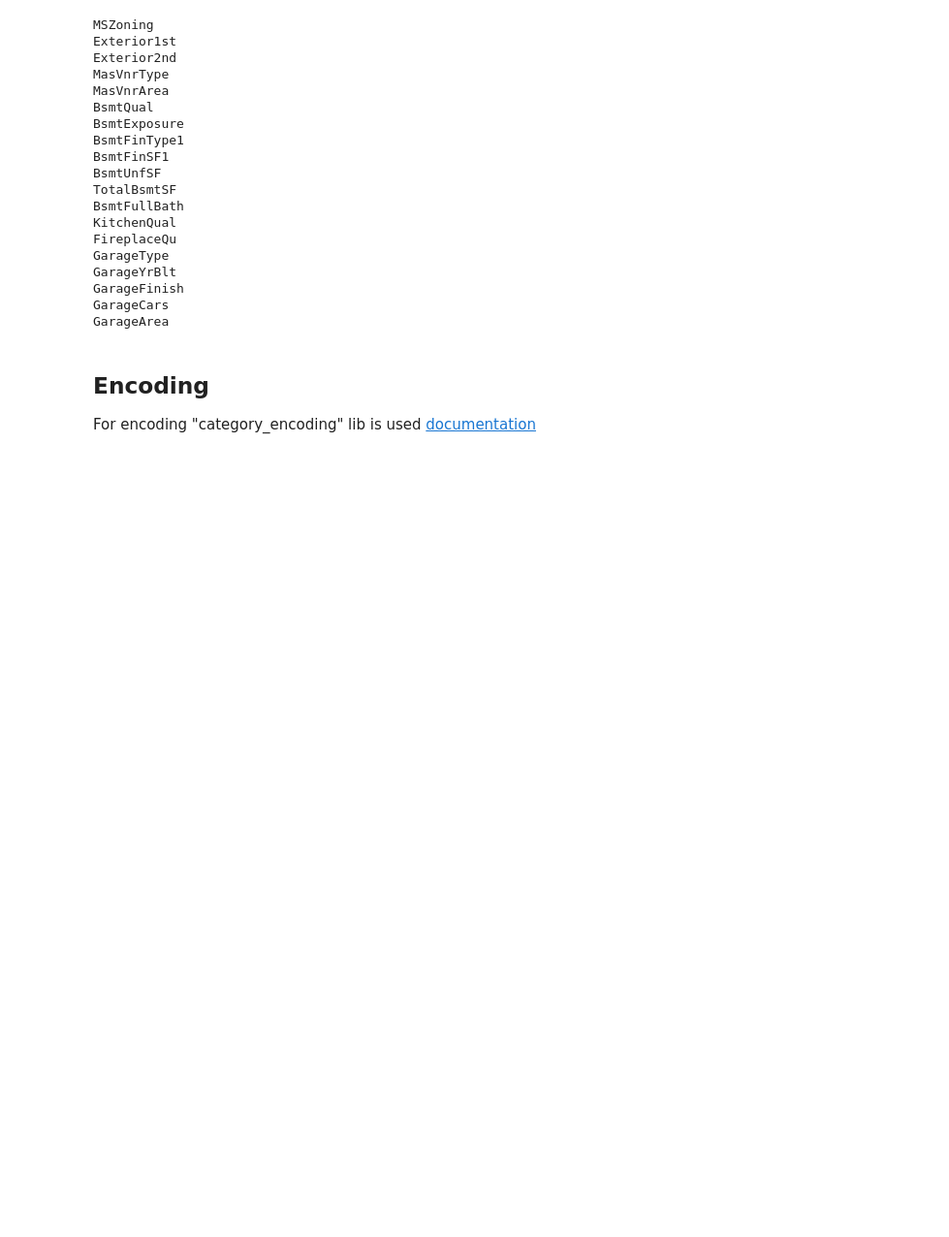
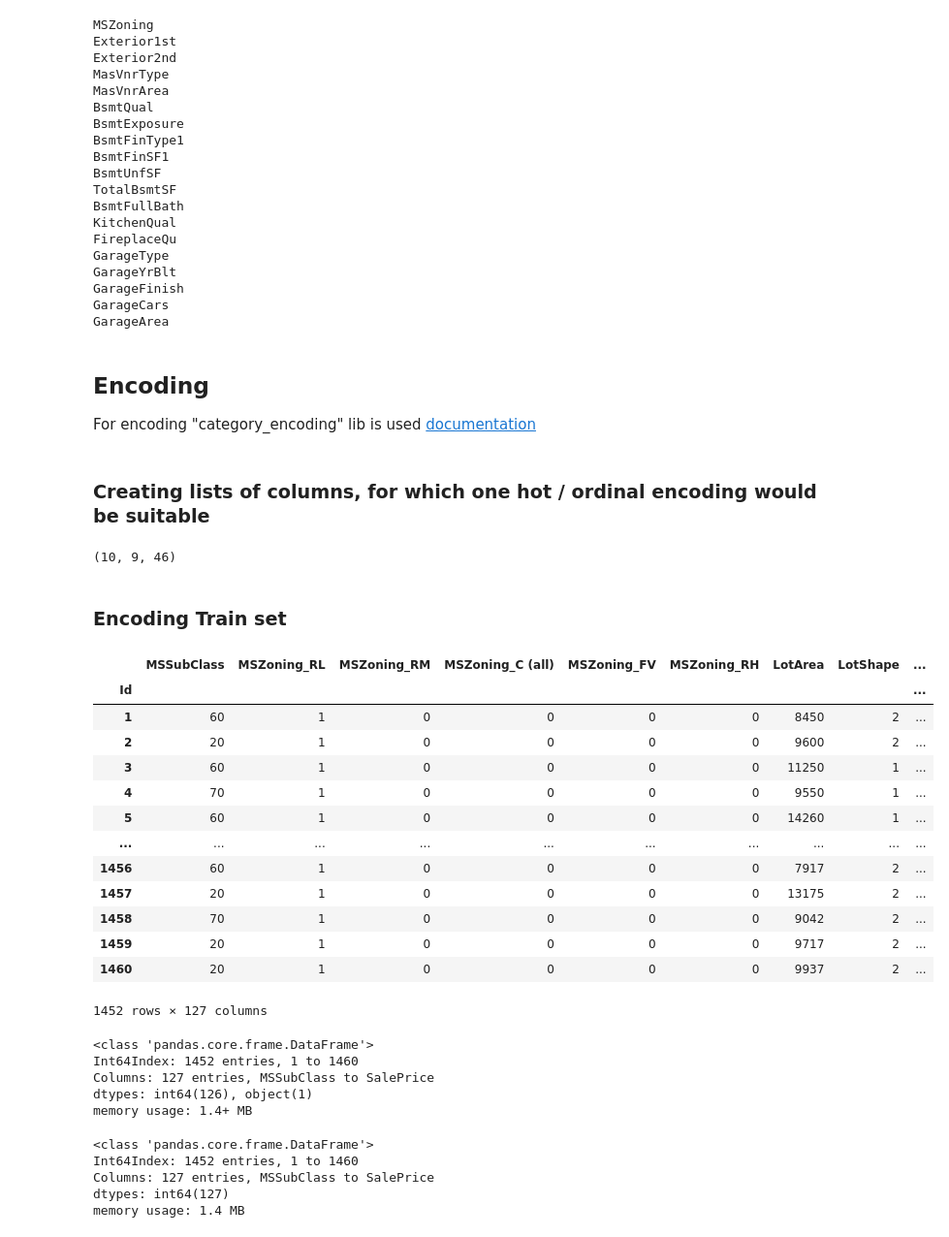
Before and after one commit to 0or1-ML/house_price_kaggle_competition, a Jupyter notebook: prepare_data.ipynb, the cells around one changed output. Shown at 97% size. Saved outputs shown, nothing was run; the diff lists cells and outputs as text; code cells hidden in the pictures; blank space fills up the shorter version.

Commit message:
Data sets are ready

```diff
--- a/prepare_data.ipynb
+++ b/prepare_data.ipynb
@@ -254,0 +259,3 @@ False
+# %%
+df_train["GarageYrBlt"].replace(to_replace="NA", value="0", inplace=True)
+"NA" in df_train["GarageYrBlt"].unique()
@@ -254,0 +268,3 @@ False
+# %%
+df_train["GarageYrBlt"] = df_train["GarageYrBlt"].astype(int)
+df_train["GarageYrBlt"]
@@ -283,3 +318,74 @@ GarageArea
 # %% [markdown]
 ## Encoding
 For encoding "category_encoding" lib is used [documentation](https://contrib.scikit-learn.org/category_encoders/)
+# %%
+dummy_train = df_train.replace(to_replace="NA", value=np.nan, inplace=False)    # for one-hot encoding to fill
+dummy_test = df_full_test.replace(to_replace="NA", value=np.nan, inplace=False)  # all NAs with 0s
+# %% [markdown]
+### Creating lists of columns, for which one hot / ordinal encoding would be suitable
+# %%
+one_hot_cols = ["MSZoning", "LotConfig", "Neighborhood", "HouseStyle", "RoofStyle", "Exterior1st",
+                "Exterior2nd", "MasVnrType", "Foundation", "GarageType",]
+
+ordinal_cols = ["LotShape", "ExterQual", "BsmtQual", "BsmtExposure", "BsmtFinType1", "HeatingQC",
+                "KitchenQual", "FireplaceQu", "GarageFinish",]
+
+mapping = [
+    {"col":"LotShape", "mapping":{"IR3":-1, "IR2":0, "NA":0, "IR1":1, "Reg":2}},
+    {"col":"ExterQual", "mapping":{"Po":-2, "Fa":-1, "TA":0, "NA":0, "Gd":1, "Ex":2}},
+    {"col":"BsmtQual", "mapping":{"NA":-1,"Po":0, "Fa":1, "TA":2, "Gd":3, "Ex":4}},
+    {"col":"BsmtExposure", "mapping":{"NA":-1, "No":0, "Mn":1, "Av":2, "Gd":3}},
+    {"col":"BsmtFinType1", "mapping":{"NA":-1, "Unf":0, "LwQ":1, "Rec":2, "BLQ":3, "ALQ":4, "GLQ":5}},
+    {"col":"HeatingQC", "mapping":{"Po":0, "NA":0, "Fa":1, "TA":2, "Gd":3, "Ex":4}},
+    {"col":"KitchenQual", "mapping":{"Po":0, "NA":0, "Fa":1, "TA":2, "Gd":3, "Ex":4}},
+    {"col":"FireplaceQu", "mapping":{"NA":-2, "Po":-1, "Fa":0, "TA":1, "Gd":2, "Ex":3}},
+    {"col":"GarageFinish", "mapping":{"NA":-1, "Unf":0, "RFn":1, "Fin":2}},
+]
+
+one_hot_encoder = ce.OneHotEncoder(cols=one_hot_cols, return_df=True, use_cat_names=True, handle_unknown="value",
+                    handle_missing="value").fit(dummy_train.append(other=dummy_test).dropna())
+
+ordinal_encoder = ce.OrdinalEncoder(cols=ordinal_cols, return_df=True, mapping=mapping,
+                                   handle_unknown="value", handle_missing="value")
+
+len(one_hot_cols), len(ordinal_cols), len(df_train.columns)
+# %% [output]
+(10, 9, 46)
+# %% [markdown]
+### Encoding Train set
+# %%
+encoded_train_df = one_hot_encoder.transform(df_train)
+encoded_train_df = ordinal_encoder.fit_transform(encoded_train_df)
+encoded_train_df
+# %% [output]
+|  | MSSubClass | MSZoning_RL | MSZoning_RM | MSZoning_C (all) | MSZoning_FV | MSZoning_RH | LotArea | LotShape | ... |
+| Id |  |  |  |  |  |  |  |  | ... |
+| 1 | 60 | 1 | 0 | 0 | 0 | 0 | 8450 | 2 | ... |
+| 2 | 20 | 1 | 0 | 0 | 0 | 0 | 9600 | 2 | ... |
+| 3 | 60 | 1 | 0 | 0 | 0 | 0 | 11250 | 1 | ... |
+| 4 | 70 | 1 | 0 | 0 | 0 | 0 | 9550 | 1 | ... |
+| 5 | 60 | 1 | 0 | 0 | 0 | 0 | 14260 | 1 | ... |
+| ... | ... | ... | ... | ... | ... | ... | ... | ... | ... |
+| 1456 | 60 | 1 | 0 | 0 | 0 | 0 | 7917 | 2 | ... |
+| 1457 | 20 | 1 | 0 | 0 | 0 | 0 | 13175 | 2 | ... |
+| 1458 | 70 | 1 | 0 | 0 | 0 | 0 | 9042 | 2 | ... |
+| 1459 | 20 | 1 | 0 | 0 | 0 | 0 | 9717 | 2 | ... |
+| 1460 | 20 | 1 | 0 | 0 | 0 | 0 | 9937 | 2 | ... |
+1452 rows × 127 columns
+# %%
+encoded_train_df.info()   # 1 column is object type (MasVnrArea column)
+# %% [output]
+<class 'pandas.core.frame.DataFrame'>
+Int64Index: 1452 entries, 1 to 1460
+Columns: 127 entries, MSSubClass to SalePrice
+dtypes: int64(126), object(1)
+memory usage: 1.4+ MB
+# %%
+encoded_train_df = encoded_train_df.astype(int)   # make MasVnrArea int
+encoded_train_df.info()    # now it is clear
+# %% [output]
+<class 'pandas.core.frame.DataFrame'>
+Int64Index: 1452 entries, 1 to 1460
+Columns: 127 entries, MSSubClass to SalePrice
+dtypes: int64(127)
+memory usage: 1.4 MB
```
Also changed, not shown: parts of 10 cells of this notebook, 3 other files.
